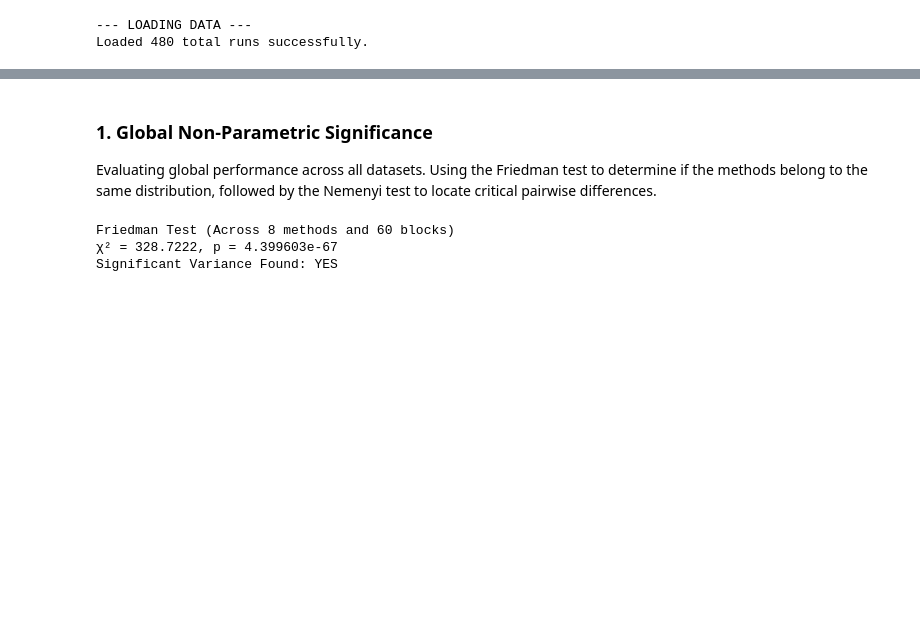
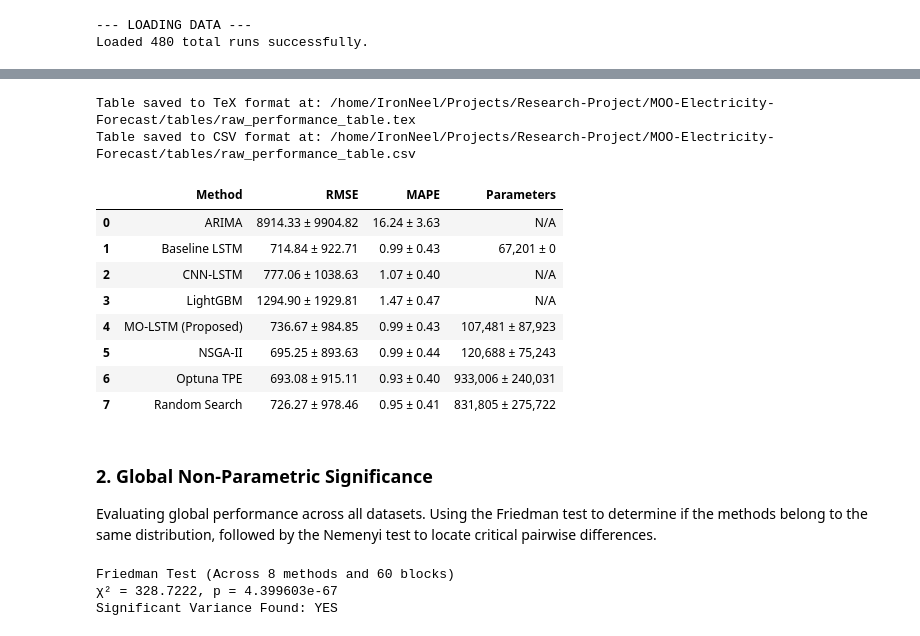
Before and after one commit to NeelayUpadhyay05/moo-electricity-forecast, a Jupyter notebook: notebooks/analysis.ipynb, the cells around one changed output, grey strips where cells are left out. Drawn from its saved outputs; the diff is of its cells as text; code cells hidden in the pictures; blank space fills up the shorter version.

```diff
--- a/notebooks/analysis.ipynb
+++ b/notebooks/analysis.ipynb
@@ -147,5 +152,53 @@ Loaded 480 total runs successfully.
+# %%
+# Group by the method and calculate mean and std for the metrics
+agg_df = df.groupby('method')[['rmse', 'mape', 'complexity']].agg(['mean', 'std']).reset_index()
+
+# Create a simple new dataframe for the LaTeX table
+latex_df = pd.DataFrame()
+
+# Map the method names to the nice labels you defined in Cell 1
+latex_df['Method'] = agg_df['method'].map(METHOD_LABELS)
+
+# Format RMSE and MAPE to 2 decimal places
+latex_df['RMSE'] = [f"{m:.2f} ± {s:.2f}" for m, s in zip(agg_df[('rmse', 'mean')], agg_df[('rmse', 'std')])]
+latex_df['MAPE'] = [f"{m:.2f} ± {s:.2f}" for m, s in zip(agg_df[('mape', 'mean')], agg_df[('mape', 'std')])]
+
+# Clean handling for NaN values in model complexity/parameters
+parameters_list = []
+for m, s in zip(agg_df[('complexity', 'mean')], agg_df[('complexity', 'std')]):
+    if pd.isna(m) or pd.isna(s):
+        parameters_list.append("N/A")
+    else:
+        parameters_list.append(f"{int(m):,} ± {int(s):,}")
+
+latex_df['Parameters'] = parameters_list
+
+# Save the table to your tables directory in LaTeX format
+table_path_tex = TABLES_DIR / "raw_performance_table.tex"
+latex_df.to_latex(table_path_tex, index=False, caption="Raw performance metrics across all zones.", label="tab:raw_metrics")
+
+# Save the table to your tables directory in CSV format for raw numeric tracking
+table_path_csv = TABLES_DIR / "raw_performance_table.csv"
+latex_df.to_csv(table_path_csv, index=False)
+
+print("Table saved to TeX format at:", table_path_tex)
+print("Table saved to CSV format at:", table_path_csv)
+
+latex_df.head(len(latex_df))
+# %% [output]
+Table saved to TeX format at: /home/IronNeel/Projects/Research-Project/MOO-Electricity-Forecast/tables/raw_performance_table.tex
+Table saved to CSV format at: /home/IronNeel/Projects/Research-Project/MOO-Electricity-Forecast/tables/raw_performance_table.csv
+|  | Method | RMSE | MAPE | Parameters |
+| 0 | ARIMA | 8914.33 ± 9904.82 | 16.24 ± 3.63 | N/A |
+| 1 | Baseline LSTM | 714.84 ± 922.71 | 0.99 ± 0.43 | 67,201 ± 0 |
+| 2 | CNN-LSTM | 777.06 ± 1038.63 | 1.07 ± 0.40 | N/A |
+| 3 | LightGBM | 1294.90 ± 1929.81 | 1.47 ± 0.47 | N/A |
+| 4 | MO-LSTM (Proposed) | 736.67 ± 984.85 | 0.99 ± 0.43 | 107,481 ± 87,923 |
+| 5 | NSGA-II | 695.25 ± 893.63 | 0.99 ± 0.44 | 120,688 ± 75,243 |
+| 6 | Optuna TPE | 693.08 ± 915.11 | 0.93 ± 0.40 | 933,006 ± 240,031 |
+| 7 | Random Search | 726.27 ± 978.46 | 0.95 ± 0.41 | 831,805 ± 275,722 |
 # %% [markdown]
-### 1. Global Non-Parametric Significance
+### 2. Global Non-Parametric Significance
 Evaluating global performance across all datasets. Using the Friedman test to determine if the methods belong to the same distribution, followed by the Nemenyi test to locate critical pairwise differences.
 # %%
 import scipy.stats as stats
```
Also changed, not shown: parts of 15 cells of this notebook.
